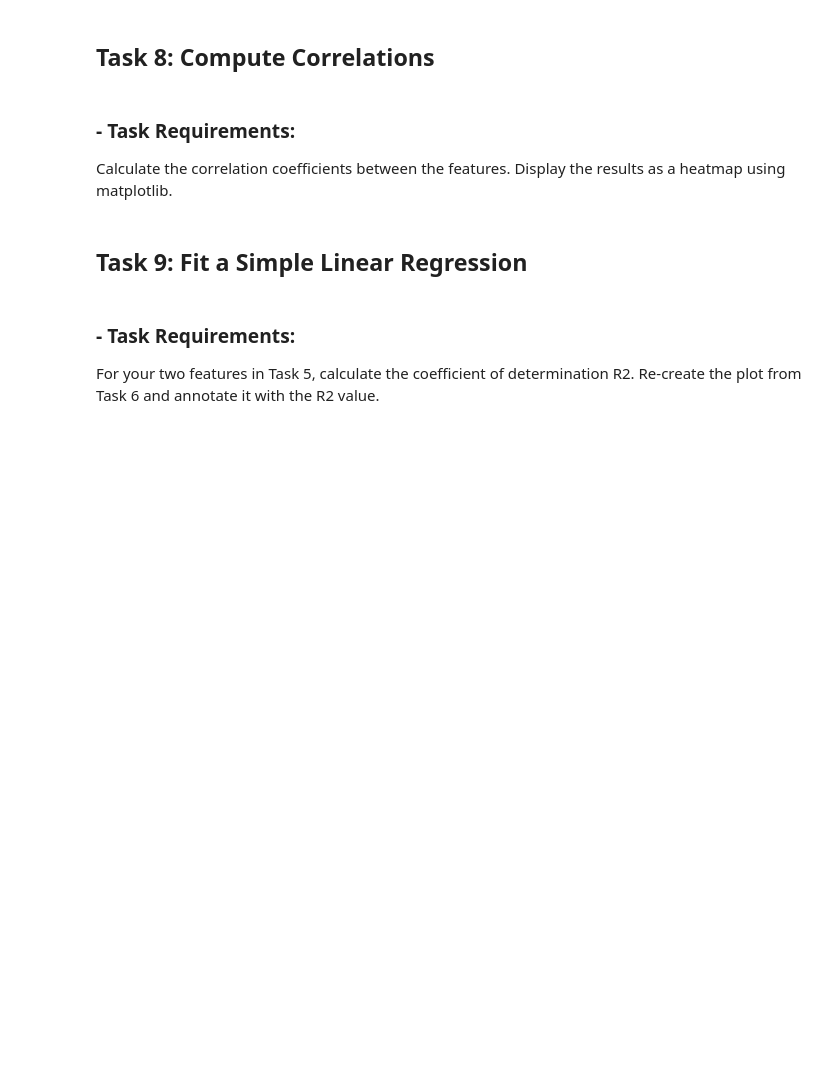
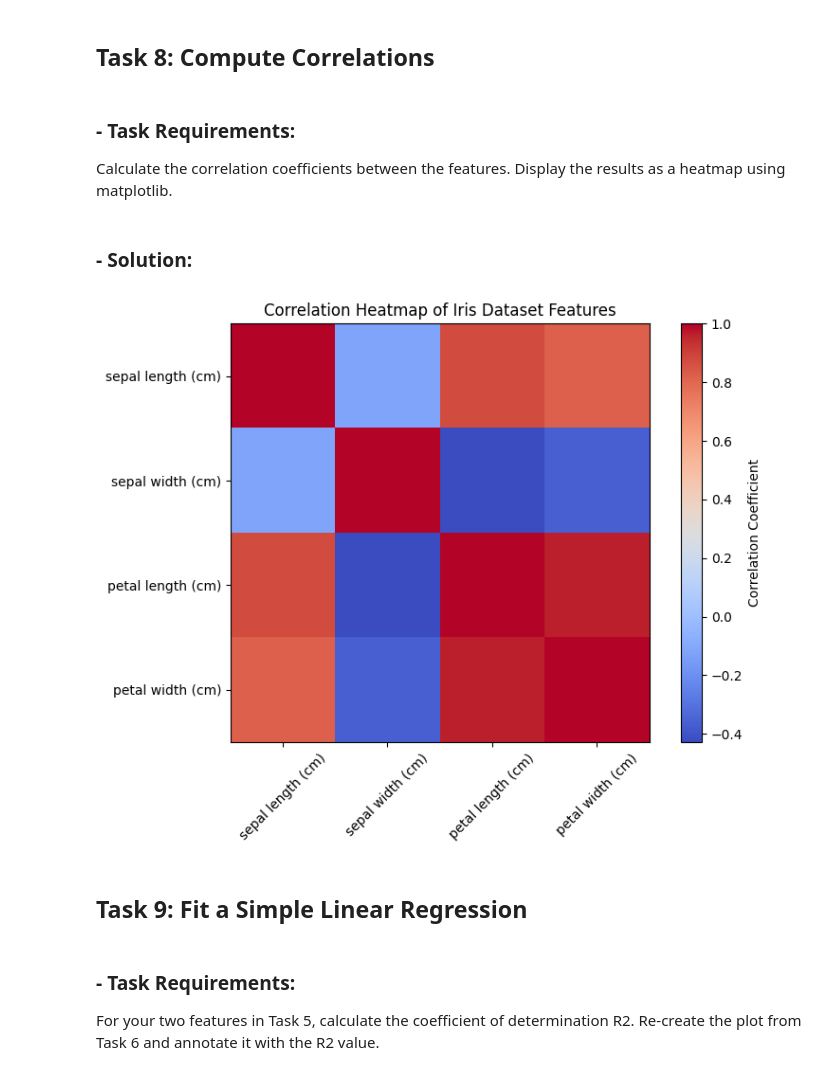
Before and after one commit to elainecazetta/principles_of_data_analytics, a Jupyter notebook: tasks.ipynb, the cells around one changed output. Cells and saved outputs as stored; diff of their text form; code cells hidden in the pictures; blank space fills up the shorter version.

```diff
--- a/tasks.ipynb
+++ b/tasks.ipynb
@@ -371,6 +371,40 @@ plt.show()
 ### - Task Requirements:
 Calculate the correlation coefficients between the features.
 Display the results as a heatmap using matplotlib.
+# %% [markdown]
+### - Solution:
+# %%
+#Imports:
+#
+import pandas as pd
+import numpy as np
+import matplotlib.pyplot as plt
+from sklearn.datasets import load_iris
+
+# Load the Iris dataset and convert to DataFrame
+iris = load_iris()
+df = pd.DataFrame(data=iris.data, columns=iris.feature_names)
+
+# Calculate the correlation
+correlation = df.corr()
+
+# Create a heatmap using matplotlib
+plt.figure(figsize=(8, 6))
+plt.imshow(correlation, cmap="coolwarm", interpolation="nearest")
+plt.colorbar(label="Correlation Coefficient")
+
+# Add feature names to axes
+plt.xticks(ticks=np.arange(len(df.columns)), labels=df.columns, rotation=45)
+plt.yticks(ticks=np.arange(len(df.columns)), labels=df.columns)
+
+# Add title
+plt.title("Correlation Heatmap of Iris Dataset Features")
+
+# Show the plot
+plt.tight_layout()
+plt.show()
+# %% [output]
+[figure, added]
 # %% [markdown]
 ## Task 9: Fit a Simple Linear Regression
 # %% [markdown]
```
